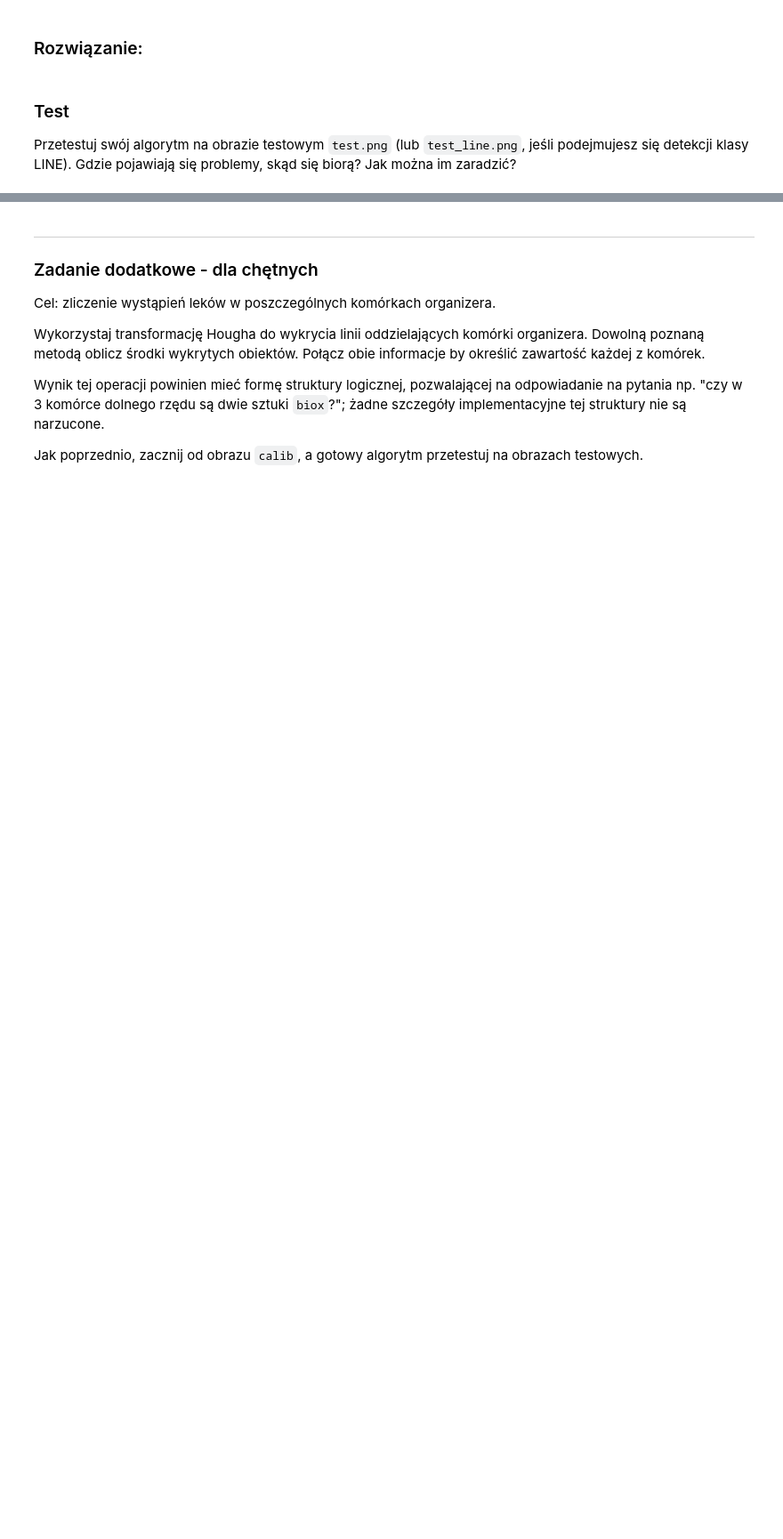
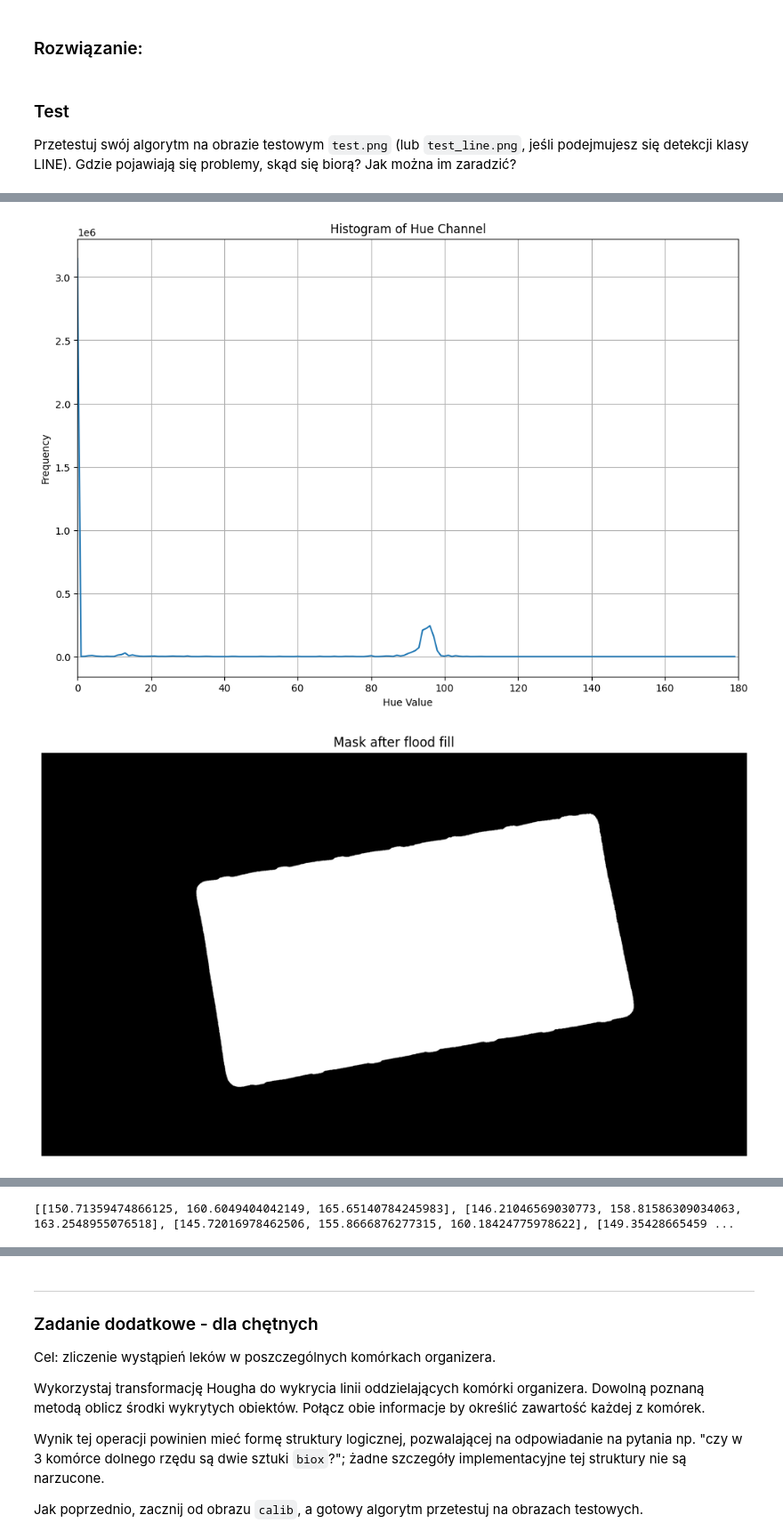
Before and after one commit to piotrdurniat/image-and-video-analysis-and-processing, a Jupyter notebook: lab5 - hugh transform/Lab5_zadanie.ipynb, the cells around one changed output, grey strips where cells are left out. Shown at 89% size. Cells and saved outputs as stored; diff of their text form; code cells hidden in the pictures; blank space fills up the shorter version.

```diff
--- a/lab5 - hugh transform/Lab5_zadanie.ipynb
+++ b/lab5 - hugh transform/Lab5_zadanie.ipynb
@@ -84,0 +290,46 @@ Jak można im zaradzić?
+# %%
+plot_hue_histogram(calib)
+
+binary_mask = create_hue_mask(calib)
+# display_image(binary_mask, "Thresholded hue channel", cmap="gray")
+
+
+filled_mask = fill_mask_holes(binary_mask)
+display_image(filled_mask, "Mask after flood fill", cmap="gray")
+
+
+# Apply mask to original image
+masked_image = cv2.bitwise_and(calib, calib, mask=filled_mask)
+display_image(masked_image, "Masked image")
+
+calib = masked_image
+
+original_rgb = cv2.cvtColor(calib, cv2.COLOR_BGR2RGB)
+# display_image(original_rgb, "Original image")
+
+grayscale = cv2.cvtColor(calib, cv2.COLOR_BGR2GRAY)
+# display_image(grayscale, "Grayscale image", cmap="gray")
+
+edges = detect_edges(grayscale)
+display_image(edges, "Canny edges", cmap="gray")
+
+circles_image, circles = detect_and_draw_circles(edges, original_rgb)
+
+# print(circles)
+
+
+analyze_circle_colors(original_rgb, circles)
+
+display_image(circles_image, "Detected circles")
+
+display_hsv_channels(calib)
+
+
+# Draw detected capsules on original RGB image
+result_image = draw_capsules(original_rgb, capsules)
+
+# Display result
+display_image(result_image, "Detected capsules")
+# %% [output]
+[figure, added]
+[figure, added]
@@ -84,0 +338 @@ Jak można im zaradzić?
+[[150.71359474866125, 160.6049404042149, 165.65140784245983], [146.21046569030773, 158.81586309034063, 163.2548955076518], [145.72016978462506, 155.8666876277315, 160.18424775978622], [149.35428665459 ...
```
Also changed, not shown: parts of 8 cells of this notebook.
